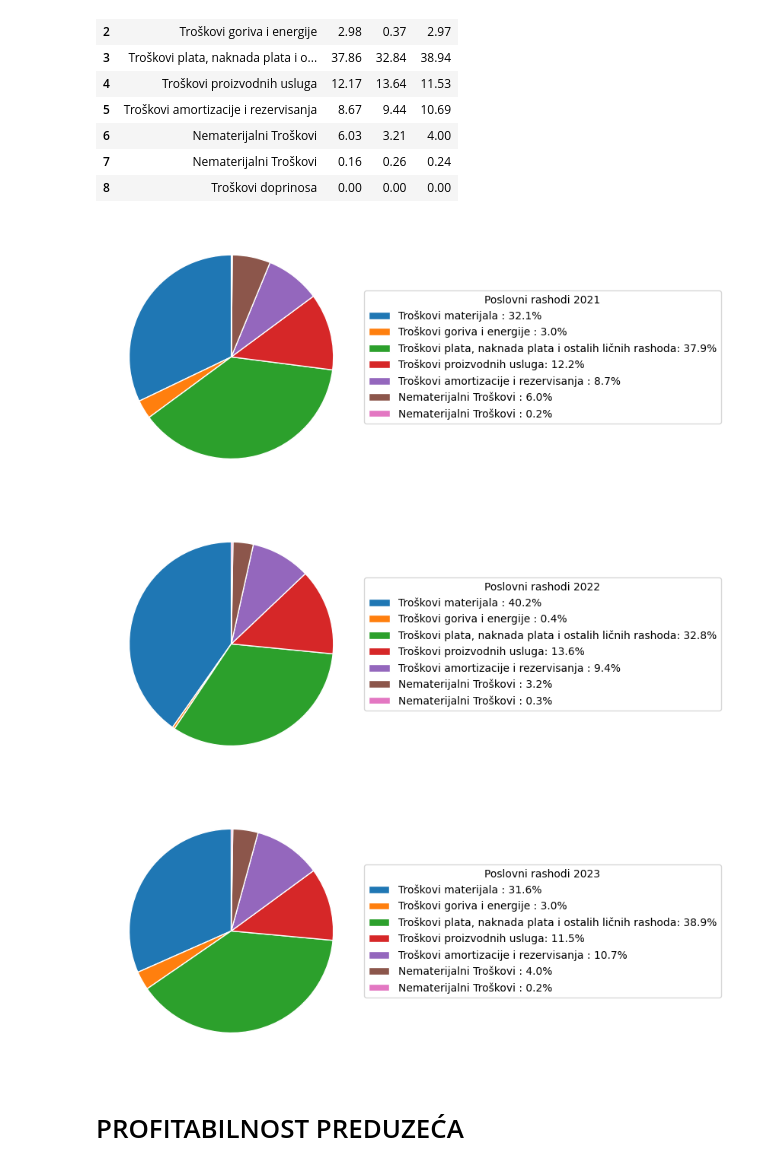
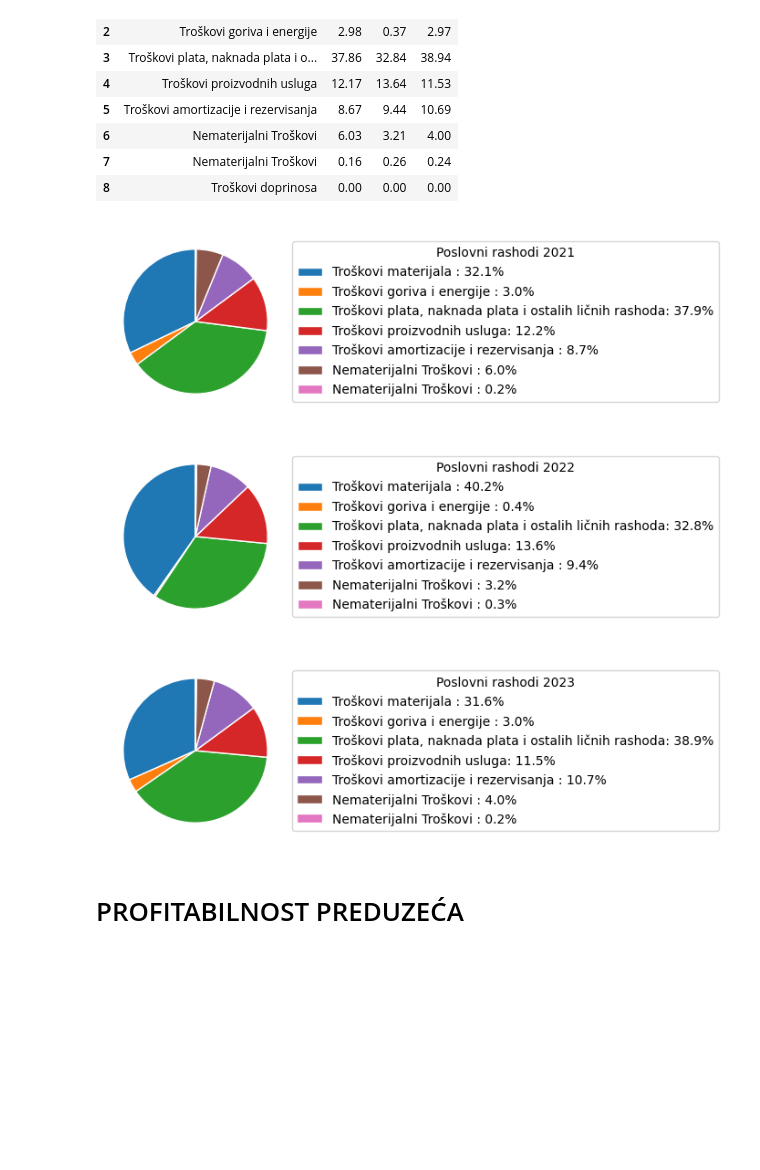
Before and after one commit to OgnjenBN/Diplomski, a Jupyter notebook: BILANSI1 - Copy.ipynb, the cells around one changed output. Saved outputs shown, nothing was run; the diff lists cells and outputs as text; code cells hidden in the pictures; blank space fills up the shorter version.

```diff
--- a/BILANSI1 - Copy.ipynb
+++ b/BILANSI1 - Copy.ipynb
@@ -827,0 +840,16 @@ plt.show()
+# %%
+years = [2021, 2022, 2023];dvp = [70, 90, 256]
+dvz = [14, 15, 18]; dvoi = [452, 677, 983]
+
+data = [dvp, dvz, dvoi]
+colors = ['blue', 'orange', 'green']
+labels = ['Dani vezivanja potraživanja', 'Dani vezivanja zaliha', 'Dani vezivanja obrtne imovine']
+plt.figure(figsize=(8, 6))
+
+for y, color, label in zip(data, colors, labels):
+    sns.lineplot(x=years, y=y, marker='o', color=color, label=label)
+    for x, val in zip(years, y):
+        plt.text(x, val + (10 if color == 'blue' else 2), f'{val}', color=color, ha='center')
+
+plt.xticks(years); plt.yticks(np.arange(0, 1000, 50)); plt.grid()
+plt.xlabel('Godine'); plt.ylabel('Vrijednosti'); plt.title('Dani vezivanja'); plt.legend(); plt.show()
@@ -980,64 +983,36 @@ procenti_po_indeksima.fillna(0)
 | 8 | Troškovi doprinosa | 0.00 | 0.00 | 0.00 |
 # %%
 data = {
-    'Pozicija': ['Nabavna vrijednost prodate robe ',
-                 'Troškovi materijala ',
-                 'Troškovi goriva i energije ',
-                 'Troškovi plata, naknada plata i ostalih ličnih rashoda',
-                 'Troškovi proizvodnih usluga',
-                 'Troškovi amortizacije i rezervisanja ',
-                 'Nematerijalni Troškovi ',
-                 'Nematerijalni Troškovi ',
-                  'Troškovi doprinosa'  ],
+    'Pozicija': ['Nabavna vrijednost prodate robe ', 'Troškovi materijala ', 'Troškovi goriva i energije ',
+                 'Troškovi plata, naknada plata i ostalih ličnih rashoda', 'Troškovi proizvodnih usluga',
+                 'Troškovi amortizacije i rezervisanja ', 'Nematerijalni Troškovi ', 'Nematerijalni Troškovi ',
+                 'Troškovi doprinosa'  ],
     2021: [None, 2264972, 210272, 2668750, 857833, 611005, 425426, 11363, None],
     2022: [None, 3419242, 31157, 2789883, 1158948, 801797, 272785, 22226, None],
-    2023: [None, 2477803, 232355, 3050344, 903352, 837155,313092, 19183, None]
+    2023: [None, 2477803, 232355, 3050344, 903352, 837155, 313092, 19183, None]
 }
 
-df = pd.DataFrame(data)
-
-# Zamjena NaN vrijednosti sa 0
-df.fillna(0, inplace=True)
+df = pd.DataFrame(data).fillna(0)
 
 # Funkcija za pie chart sa legendom
-def plot_pie_chart_with_legend(year):
-    # Izračunaj ukupne prihode za datu godinu
-    total_revenue = df[year].sum()
+def plot_pie_chart(year):
+    percentages = (df[year] / df[year].sum()) * 100
+    non_zero = percentages[percentages > 0]
+    labels = df.loc[non_zero.index, 'Pozicija']
 
-    # Izračunaj procente
-    percentages = (df[year] / total_revenue) * 100
-
-    # Filtriraj samo stavke koje imaju veće od 0 prihoda
-    non_zero_percentages = percentages[percentages > 0]
-    labels = df.loc[non_zero_percentages.index, 'Pozicija']
-
-    # Pie grafikon bez etiketa, samo procente
-    plt.figure(figsize=(8, 7))
-    wedges, _ = plt.pie(
-        non_zero_percentages,
-        startangle=90,
-        wedgeprops={'linewidth': 1, 'edgecolor': 'white'}
-    )
-
-    # Dodaj legendu
-    plt.legend(wedges, [f"{label}: {pct:.1f}%" for label, pct in zip(labels, non_zero_percentages)],
+    wedges, _ = plt.pie(non_zero, startangle=90, wedgeprops={'linewidth': 1, 'edgecolor': 'white'})
+    plt.legend(wedges, [f"{label}: {pct:.1f}%" for label, pct in zip(labels, non_zero)],
                title=f'Poslovni rashodi {year}', loc="center left", bbox_to_anchor=(1, 0, 0.5, 1))
-
     plt.tight_layout()  # Poboljšava raspored grafikona
     plt.show()
 
-# Prikaz za 2021
-plot_pie_chart_with_legend(2021)
-
-# Prikaz za 2022
-plot_pie_chart_with_legend(2022)
-
-# Prikaz za 2023
-plot_pie_chart_with_legend(2023)
+# Prikaz za sve godine
+for year in [2021, 2022, 2023]:
+    plot_pie_chart(year)
 # %% [output]
-[figure, old version]
+[figure, new version]
-[figure, old version]
+[figure, new version]
-[figure, old version]
+[figure, new version]
 # %% [markdown]
 # PROFITABILNOST PREDUZEĆA
 # %%
```
Also changed, not shown: parts of 38 cells of this notebook.
